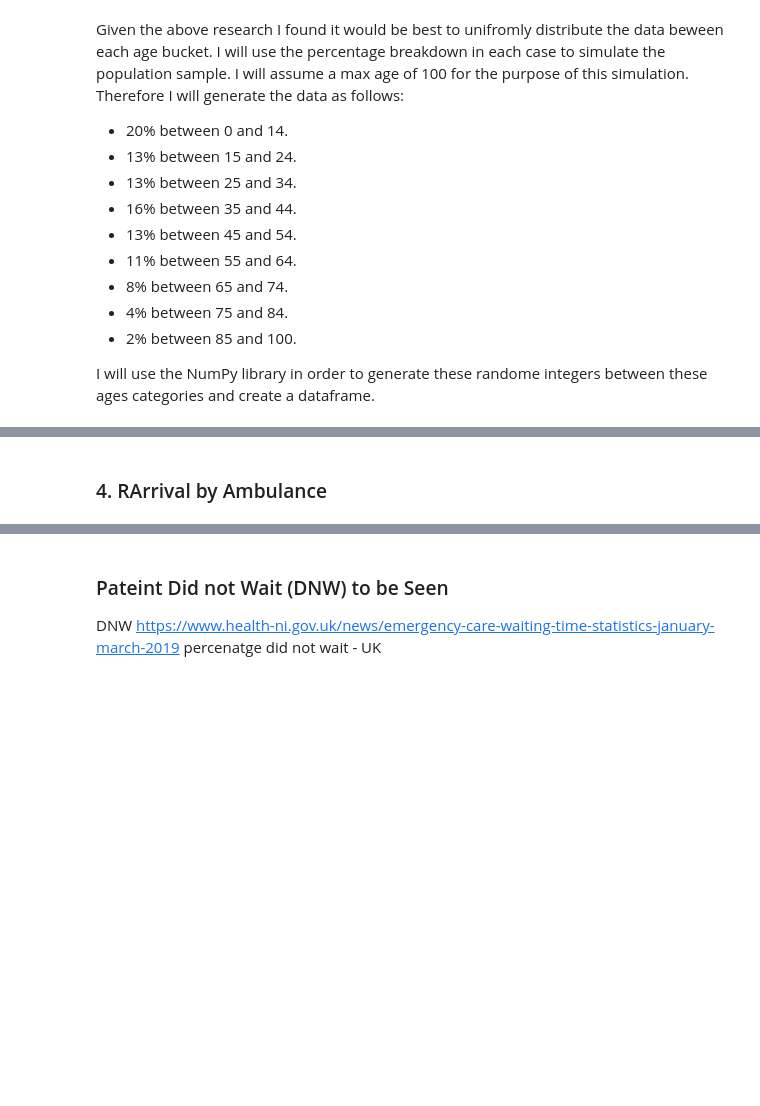
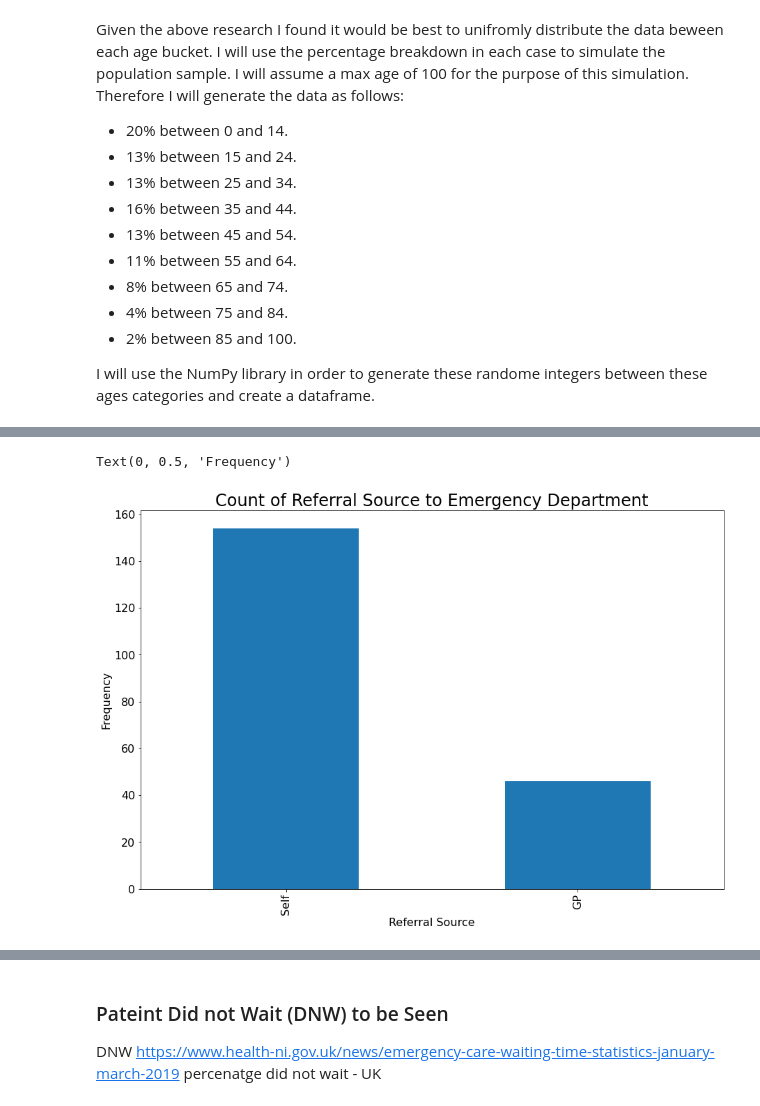
Before and after one commit to fionnmccarthy/Prog_DA_Project, a Jupyter notebook: real_world_phenomenon .ipynb, the cells around one changed output, grey strips where cells are left out. Cells and saved outputs as stored; diff of their text form; code cells hidden in the pictures; blank space fills up the shorter version.

Commit message:
addition of section on referral source

```diff
--- a/real_world_phenomenon .ipynb
+++ b/real_world_phenomenon .ipynb
@@ -192,2 +244,23 @@ In the study previously carried out around characteristics of emergency departme
-# %% [markdown]
-### 4. RArrival by Ambulance
+# %%
+# list of referral types
+referral = ['GP', 'Self']
+
+
+# assigning probability of each triage category
+referral_array = rng.choice(referral, 200, p=[0.225, 0.775])
+referral_array
+
+referral_df = pd.DataFrame(referral_array,  columns=["referral"])
+referral_df
+
+#referral_df['referral'].value_counts()
+
+referral_plot = referral_df.referral.value_counts().reindex(['Self', 'GP']).plot.bar(figsize=(15, 10), fontsize=16)
+
+# triage_plot title and labels
+referral_plot.set_title("Count of Referral Source to Emergency Department", fontdict=font_2)
+referral_plot.set_xlabel("Referral Source", fontdict=font_1)
+referral_plot.set_ylabel("Frequency", fontdict=font_1)
+# %% [output]
+Text(0, 0.5, 'Frequency')
+[figure, added]
```
Also changed, not shown: parts of 11 cells of this notebook.
